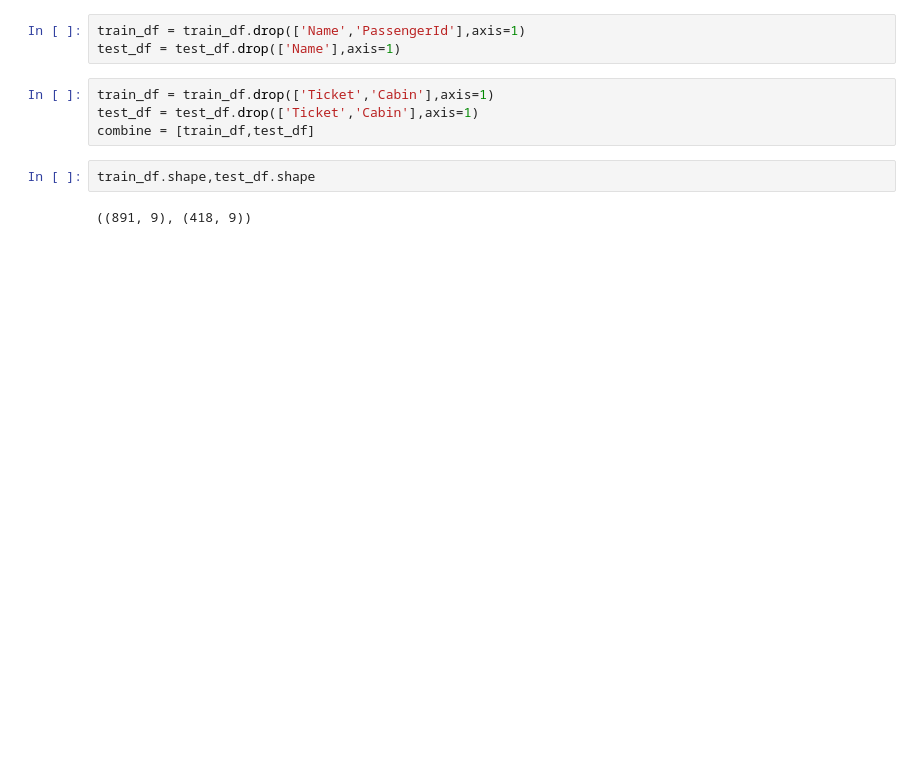
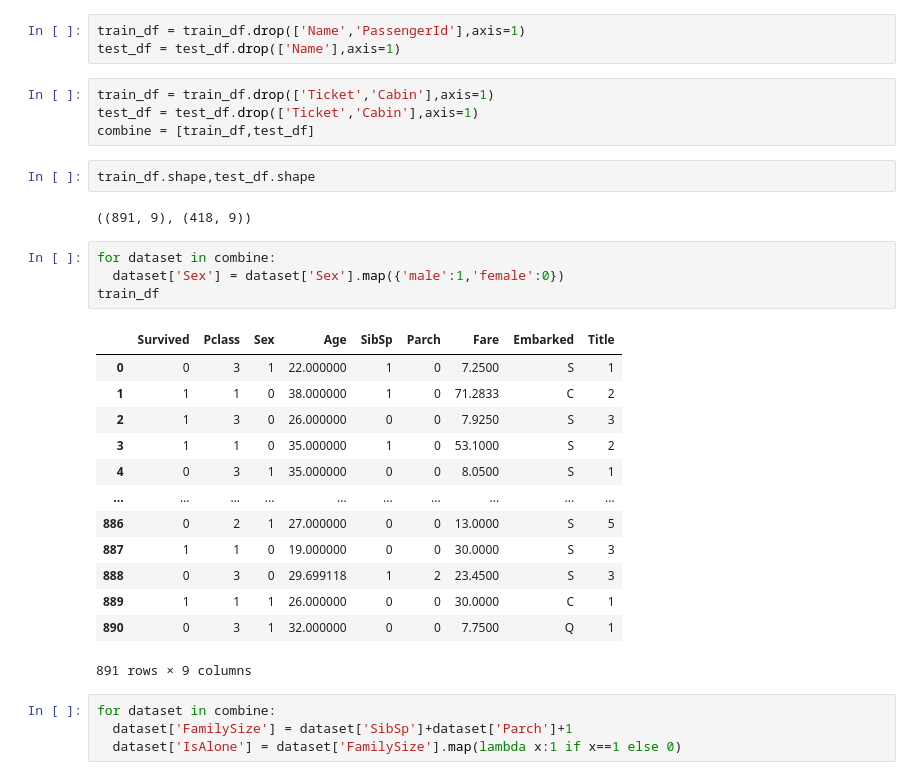
Before and after one commit to Imran1hp/Titanic---Machine-Learning-from-Disaster, a Jupyter notebook: Titanic_data_set.ipynb, the cells around one changed output. Drawn from its saved outputs; the diff is of its cells as text; blank space fills up the shorter version.

```diff
--- a/Titanic_data_set.ipynb
+++ b/Titanic_data_set.ipynb
@@ -321,3 +321,25 @@ combine = [train_df,test_df]
 train_df.shape,test_df.shape
 # %% [output]
 ((891, 9), (418, 9))
+# %%
+for dataset in combine:
+  dataset['Sex'] = dataset['Sex'].map({'male':1,'female':0})
+train_df
+# %% [output]
+|  | Survived | Pclass | Sex | Age | SibSp | Parch | Fare | Embarked | Title |
+| 0 | 0 | 3 | 1 | 22.000000 | 1 | 0 | 7.2500 | S | 1 |
+| 1 | 1 | 1 | 0 | 38.000000 | 1 | 0 | 71.2833 | C | 2 |
+| 2 | 1 | 3 | 0 | 26.000000 | 0 | 0 | 7.9250 | S | 3 |
+| 3 | 1 | 1 | 0 | 35.000000 | 1 | 0 | 53.1000 | S | 2 |
+| 4 | 0 | 3 | 1 | 35.000000 | 0 | 0 | 8.0500 | S | 1 |
+| ... | ... | ... | ... | ... | ... | ... | ... | ... | ... |
+| 886 | 0 | 2 | 1 | 27.000000 | 0 | 0 | 13.0000 | S | 5 |
+| 887 | 1 | 1 | 0 | 19.000000 | 0 | 0 | 30.0000 | S | 3 |
+| 888 | 0 | 3 | 0 | 29.699118 | 1 | 2 | 23.4500 | S | 3 |
+| 889 | 1 | 1 | 1 | 26.000000 | 0 | 0 | 30.0000 | C | 1 |
+| 890 | 0 | 3 | 1 | 32.000000 | 0 | 0 | 7.7500 | Q | 1 |
+891 rows × 9 columns
+# %%
+for dataset in combine:
+  dataset['FamilySize'] = dataset['SibSp']+dataset['Parch']+1
+  dataset['IsAlone'] = dataset['FamilySize'].map(lambda x:1 if x==1 else 0)
```
Also changed, not shown: parts of 2 cells of this notebook.
